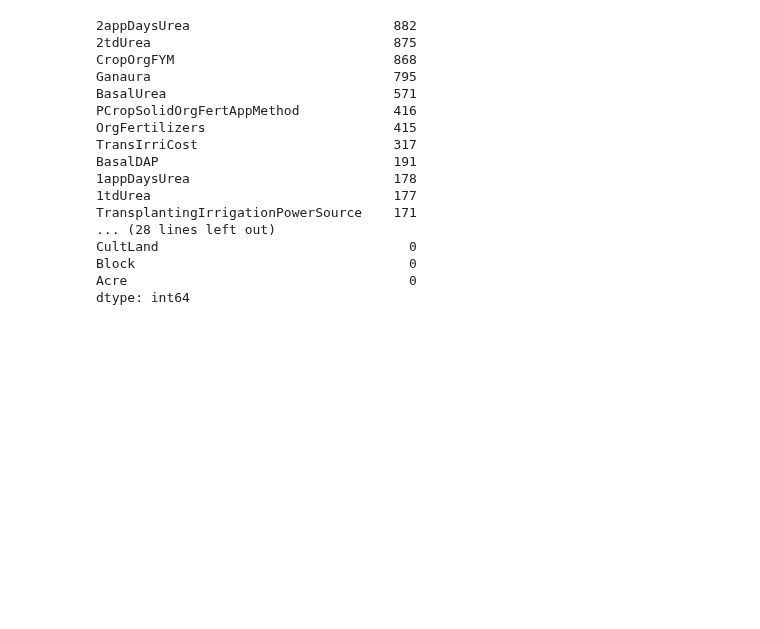
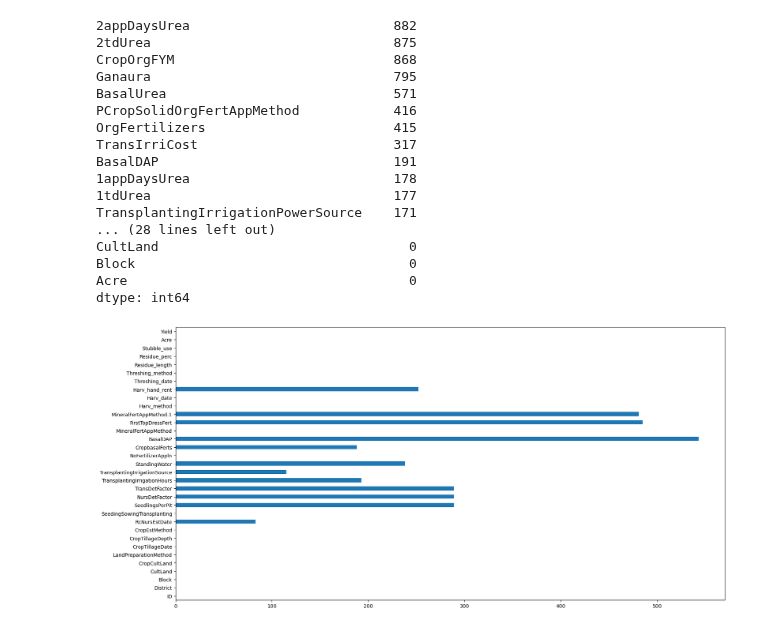
Before and after one commit to JOHNMARK-cmd/phase5project, a Jupyter notebook: GROUP-SIX.ipynb, the cells around one changed output. Cells and saved outputs as stored; diff of their text form; code cells hidden in the pictures; blank space fills up the shorter version.

```diff
--- a/GROUP-SIX.ipynb
+++ b/GROUP-SIX.ipynb
@@ -294,3 +294,10 @@ CultLand                                0
 Block                                   0
 Acre                                    0
 dtype: int64
+# %%
+# plot the histogram of the missing values
+import matplotlib.pyplot as plt
+train.isnull().sum().plot(kind='barh', figsize=(20, 10))
+plt.show()
+# %% [output]
+[figure, added]
```
